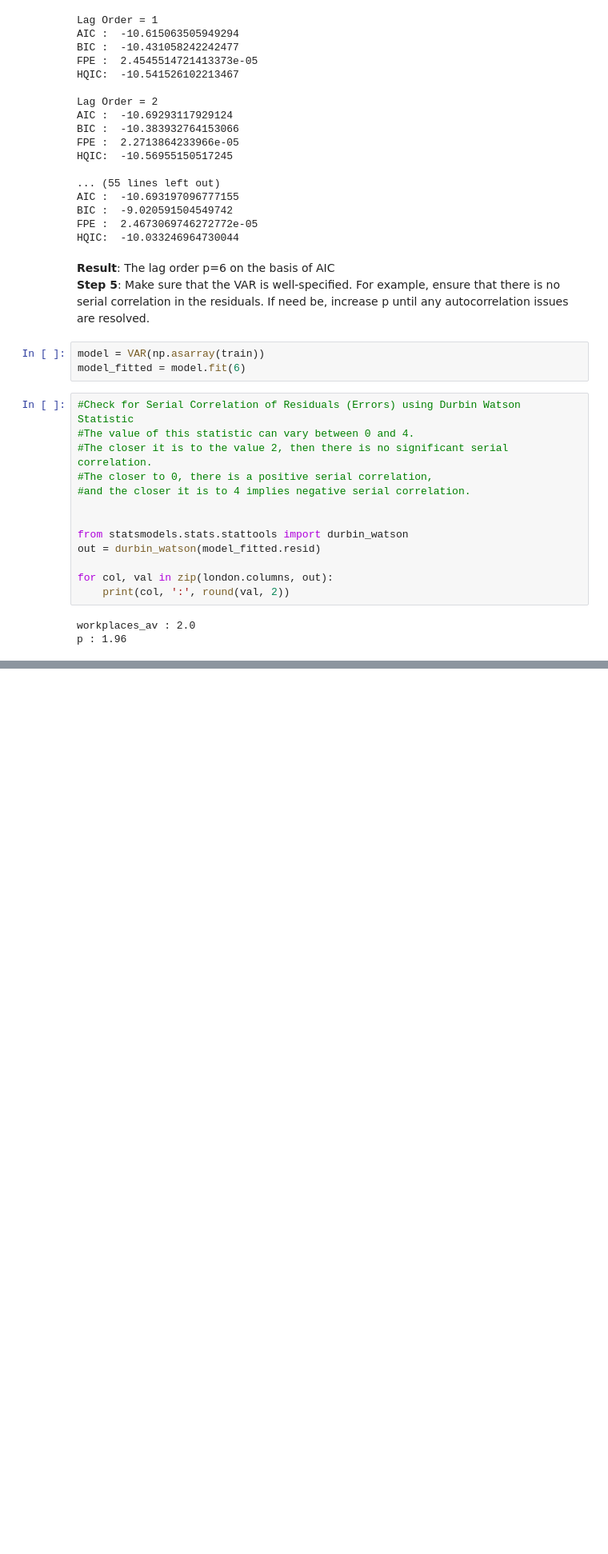
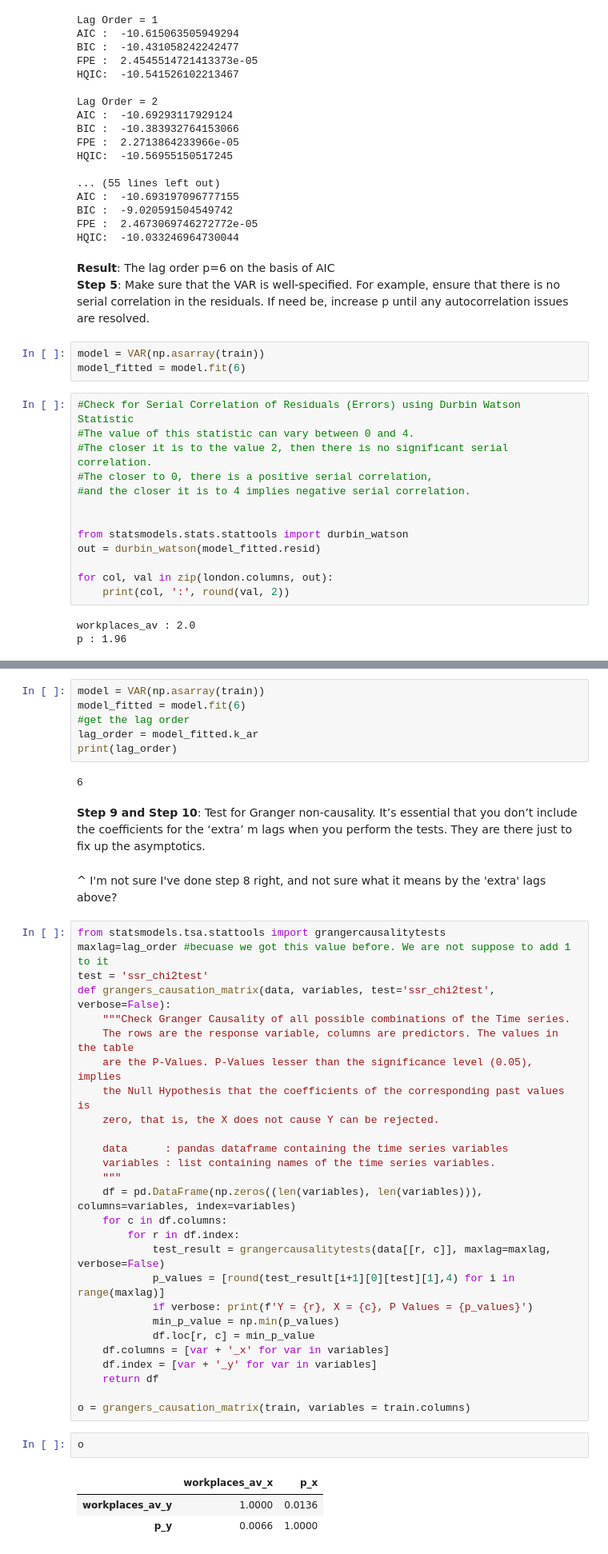
Before and after one commit to EllieBloom/Masters_Project, a Jupyter notebook: Misc_exploration/1_Exploring_python_ts.ipynb, the cells around one changed output, grey strips where cells are left out. Shown: that part at 80% size. Saved outputs shown, nothing was run; the diff lists cells and outputs as text; blank space fills up the shorter version.

```diff
--- a/Misc_exploration/1_Exploring_python_ts.ipynb
+++ b/Misc_exploration/1_Exploring_python_ts.ipynb
@@ -389,0 +434,45 @@ print(result)
+# %%
+model = VAR(np.asarray(train))
+model_fitted = model.fit(6)
+#get the lag order
+lag_order = model_fitted.k_ar
+print(lag_order)
+# %% [output]
+6
+# %% [markdown]
+**Step 9 and Step 10**: Test for Granger non-causality. It’s essential that you don’t include the coefficients for the ‘extra’ m lags when you perform the tests. They are there just to fix up the asymptotics.
+# %% [markdown]
+^ I'm not sure I've done step 8 right, and not sure what it means by the 'extra' lags above?
+# %%
+from statsmodels.tsa.stattools import grangercausalitytests
+maxlag=lag_order #becuase we got this value before. We are not suppose to add 1 to it
+test = 'ssr_chi2test'
+def grangers_causation_matrix(data, variables, test='ssr_chi2test', verbose=False):
+    """Check Granger Causality of all possible combinations of the Time series.
+    The rows are the response variable, columns are predictors. The values in the table
+    are the P-Values. P-Values lesser than the significance level (0.05), implies
+    the Null Hypothesis that the coefficients of the corresponding past values is
+    zero, that is, the X does not cause Y can be rejected.
+
+    data      : pandas dataframe containing the time series variables
+    variables : list containing names of the time series variables.
+    """
+    df = pd.DataFrame(np.zeros((len(variables), len(variables))), columns=variables, index=variables)
+    for c in df.columns:
+        for r in df.index:
+            test_result = grangercausalitytests(data[[r, c]], maxlag=maxlag, verbose=False)
+            p_values = [round(test_result[i+1][0][test][1],4) for i in range(maxlag)]
+            if verbose: print(f'Y = {r}, X = {c}, P Values = {p_values}')
+            min_p_value = np.min(p_values)
+            df.loc[r, c] = min_p_value
+    df.columns = [var + '_x' for var in variables]
+    df.index = [var + '_y' for var in variables]
+    return df
+
+o = grangers_causation_matrix(train, variables = train.columns)
+# %%
+o
+# %% [output]
+|  | workplaces_av_x | p_x |
+| workplaces_av_y | 1.0000 | 0.0136 |
+| p_y | 0.0066 | 1.0000 |
```
Also changed, not shown: parts of 6 cells of this notebook.
